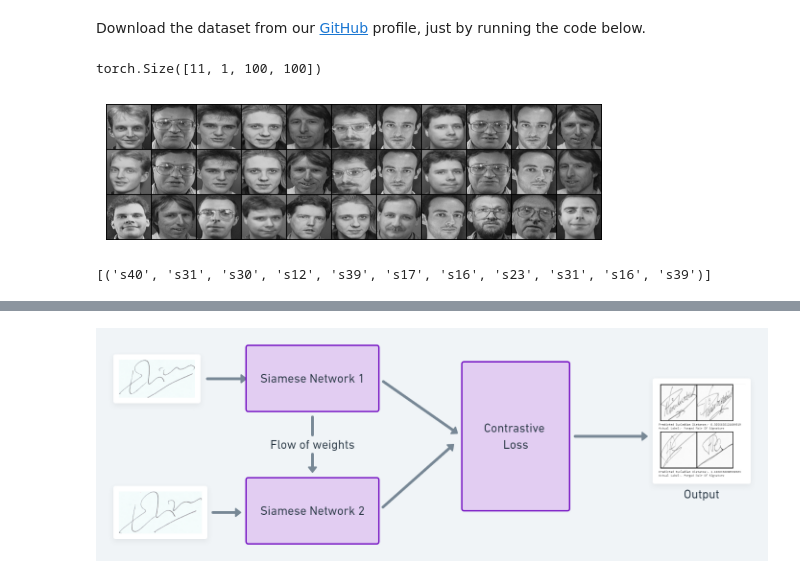
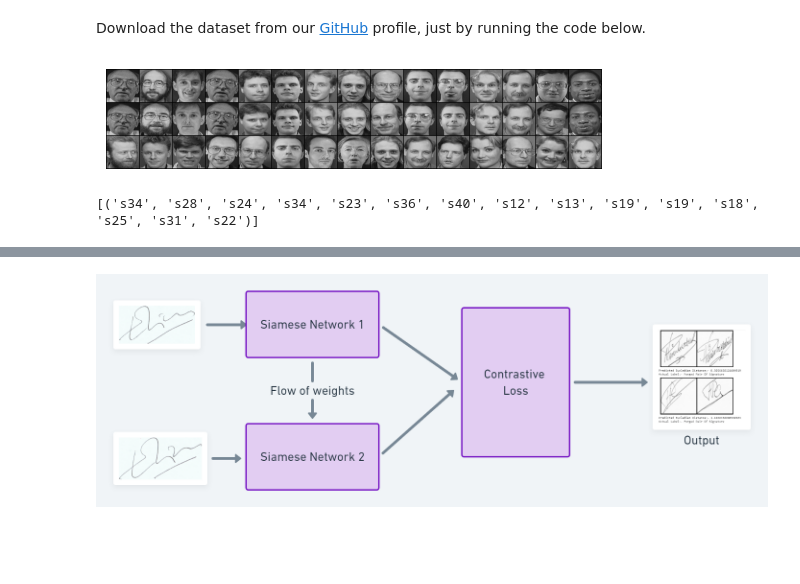
Before and after one commit to PNisargkumar/SiameseNeuralNetwork, a Jupyter notebook: 014_siameseNetwork.ipynb, the cells around one changed output, grey strips where cells are left out. Saved outputs shown, nothing was run; the diff lists cells and outputs as text; code cells hidden in the pictures; blank space fills up the shorter version.

```diff
--- a/014_siameseNetwork.ipynb
+++ b/014_siameseNetwork.ipynb
@@ -35,7 +33,9 @@ if dataset == 1:
     transformation = transforms.Compose([transforms.Resize((100,100)),
                                         transforms.ToTensor()
                                         ])
-    no_epochs = 150
+    d_no_epochs = 50
+    d_batch_size = 64
+    d_margin = 2.0
 elif dataset == 2:
     folder_dataset = datasets.ImageFolder(root=r"D:\Uni_Sem4\SiameseNeuralNetwork\data\MNIST_Data\training")
     folder_dataset_test = datasets.ImageFolder(root=r"D:\Uni_Sem4\SiameseNeuralNetwork\data\MNIST_Data\testing")
@@ -43,7 +43,9 @@ elif dataset == 2:
     transformation = transforms.Compose([transforms.Resize((24,24)),
                                         transforms.ToTensor()
                                         ])
-    no_epochs = 150
+    d_no_epochs = 2
+    d_batch_size = 1024
+    d_margin = 2.0
 # %%
 # Creating some helper functions
 def imshow(img, text=None):
@@ -156,20 +139,18 @@ siamese_dataset = SiameseNetworkDataset(imageFolderDataset=folder_dataset,
 # %%
 # Create a simple dataloader just for simple visualization
 vis_dataloader = DataLoader(siamese_dataset,
                         shuffle=True,
-                        batch_size=11)
+                        batch_size=15)
 
 # Extract one batch
 example_batch = next(iter(vis_dataloader))
-print(example_batch[0].shape)
 # Example batch is a list containing 3x11 images
 concatenated = torch.cat((example_batch[0], example_batch[1], example_batch[2]),0)
-imshow(torchvision.utils.make_grid(concatenated,nrow=11))
+imshow(torchvision.utils.make_grid(concatenated,nrow=15))
 print(example_batch[3])
 # %% [output]
+[figure, new version]
-torch.Size([11, 1, 100, 100])
+[('s34', 's28', 's24', 's34', 's23', 's36', 's40', 's12', 's13', 's19', 's19', 's18', 's25', 's31', 's22')]
-[figure, old version]
-[('s40', 's31', 's30', 's12', 's39', 's17', 's16', 's23', 's31', 's16', 's39')]
 # %% [markdown]
 ![image.png](embedded-picture-1)
 # %%
```
Also changed, not shown: parts of 14 cells of this notebook.
